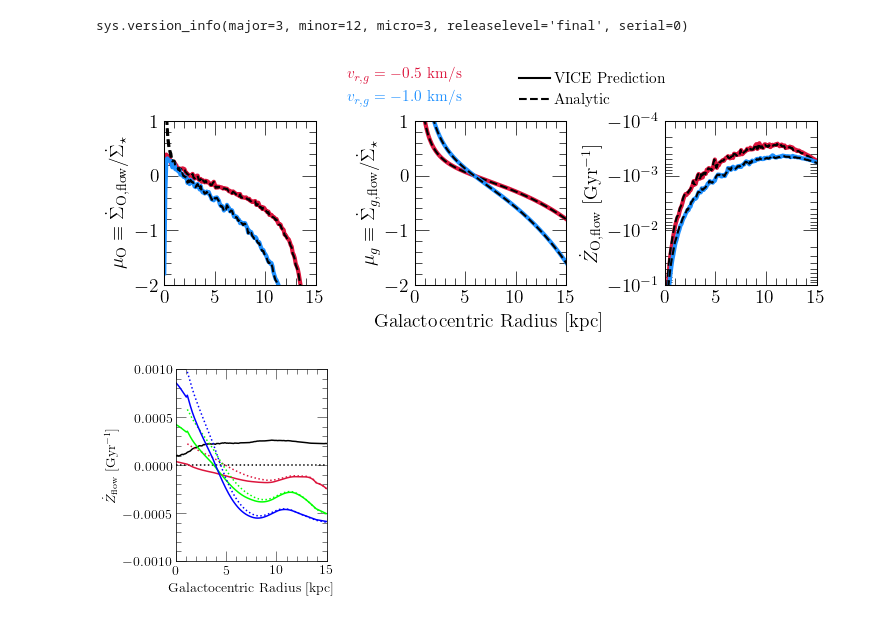
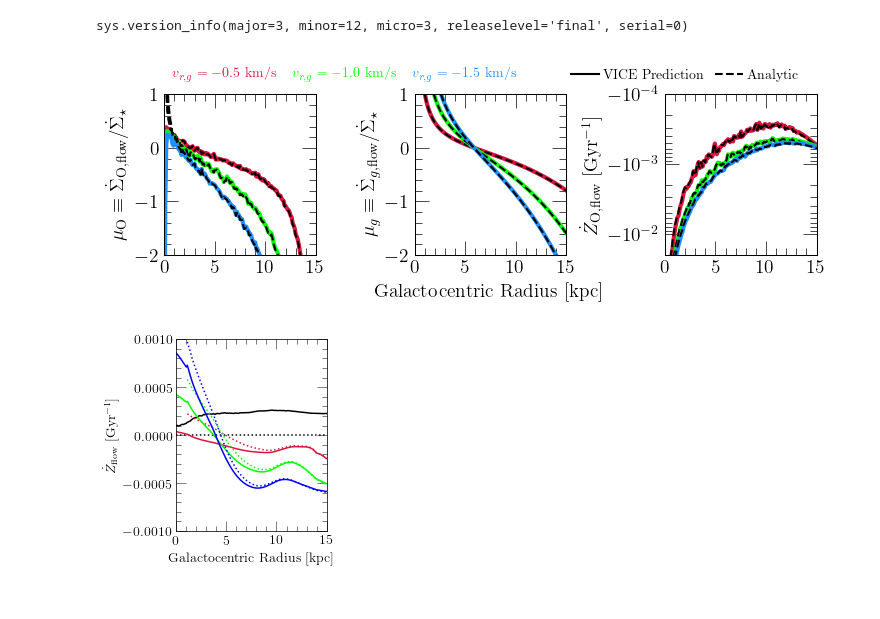
Before and after one commit to giganano/radial-flows, a Jupyter notebook: notebooks/zdotflow.ipynb, the cells around one changed output. Drawn from its saved outputs; the diff is of its cells as text; code cells hidden in the pictures.

Commit message:
some figure reruns

```diff
--- a/notebooks/zdotflow.ipynb
+++ b/notebooks/zdotflow.ipynb
@@ -24,6 +24,7 @@ outputs = [
     # "../outputs/constant/vgas-0p5-dr0p2",
     # "../outputs/constant/vgas-0p5-coarse"
     "../outputs/constant/vgas-1",
+    "../outputs/constant/vgas-1p5"
 #     "../outputs/linear/dvdr-0p02",
 #     "../outputs/linear/dvdr-0p05",
     # "../outputs/angular-momentum-dilution/betaphiin0p7",
@@ -32,7 +33,7 @@ outputs = [
 outputs = [vice.output(name) for name in outputs]
 # %%
 # COLORS = ["crimson", "black", "dodgerblue"]
-COLORS = ["crimson", "dodgerblue"]
+COLORS = ["crimson", "lime", "dodgerblue"]
 LABELS = [
 #     r"$-0.02$ Gyr$^{-1}$",
 #     r"$-0.05$ Gyr$^{-1}$"
@@ -40,11 +41,12 @@ LABELS = [
     # r"$\gamma = 0.3$"=
     r"$v_{r,g} = -0.5$ km/s",
     # r"$\delta R = 0.2$ kpc"
-    r"$v_{r,g} = -1.0$ km/s"
+    r"$v_{r,g} = -1.0$ km/s",
+    r"$v_{r,g} = -1.5$ km/s"
 ]
 ZONE_WIDTH = [0.1, 0.1, 0.1]
 
-fig = plt.figure(figsize = (7.5, 3))
+fig = plt.figure(figsize = (7.5, 2.7))
 ax1 = fig.add_subplot(131)
 ax1.set_ylabel(r"$\mu_\text{O} \equiv \dot \Sigma_\text{O,flow} / \dot \Sigma_\star$")
 ax1.set_xlim([0, 15])
@@ -63,7 +65,7 @@ ax2.set_ylim([-2, 1])
 ax3 = fig.add_subplot(133)
 ax3.set_ylabel(r"$\dot Z_\text{O,flow}$ [Gyr$^{-1}$]")
 ax3.set_xlim([0, 12])
-ax3.set_ylim([1.e-4, 0.1])
+ax3.set_ylim([1.e-4, 0.02])
 ax3.set_xticks([0, 5, 10, 15])
 ax3.set_yscale("log")
 
@@ -78,8 +80,10 @@ line2 = ax2.plot([0, 1], [0, 1], **kwargs)[0]
 kwargs = {
     "loc": mpl_loc("lower left"),
     "handlelength": 2,
-    "bbox_to_anchor": (0.6, 1.0),
-    "fontsize": 11
+    "bbox_to_anchor": (0.95, 1.0),
+    "fontsize": 10,
+    "ncol": 2,
+    "columnspacing": 0.75
 }
 leg = ax2.legend(**kwargs)
 ax2.add_artist(leg)
@@ -218,36 +222,38 @@ for i in range(len(outputs)):
         "c": named_colors()[COLORS[i]],
         "label": LABELS[i],
         "linewidth": 3
     }
     plot_predictions(ax1, ax2, ax3, outputs[i], 0, zone_width = ZONE_WIDTH[i], **kwargs)
 
 # kwargs = {
 #     "loc": mpl_loc("upper right"),
 #     # "bbox_to_anchor": (0.98, 0.3),
 #     "handlelength": 0,
 #     "fontsize": 11
 # }
 # leg = ax2.legend(**kwargs)
 # fancy_legend(leg, COLORS)
 kwargs = {
     "loc": mpl_loc("lower right"),
+    "ncol": 3,
     "handlelength": 0,
-    "fontsize": 11,
-    "bbox_to_anchor": (0.4, 1.0)
+    "fontsize": 10,
+    "columnspacing": 0.85,
+    "bbox_to_anchor": (0.75, 1.0)
 }
 leg = ax2.legend(**kwargs)
 fancy_legend(leg, COLORS)
 
 plt.tight_layout()
 plt.subplots_adjust(wspace = 0.65)
 negative_log(ax3)
 for ext in ["pdf", "jpeg"]:
     kwargs = {}
     if ext == "jpeg": kwargs["dpi"] = 200
     plt.savefig("./zdotflow/analytic-vs-numeric.%s" % (ext), **kwargs)
 plt.show()
 # %% [output]
-[figure, old version]
+[figure, new version]
 # %%
 # output = vice.output("../outputs/linear/dvdr-0p08")
 outputs = [
```
Also changed, not shown: 13 other files.
